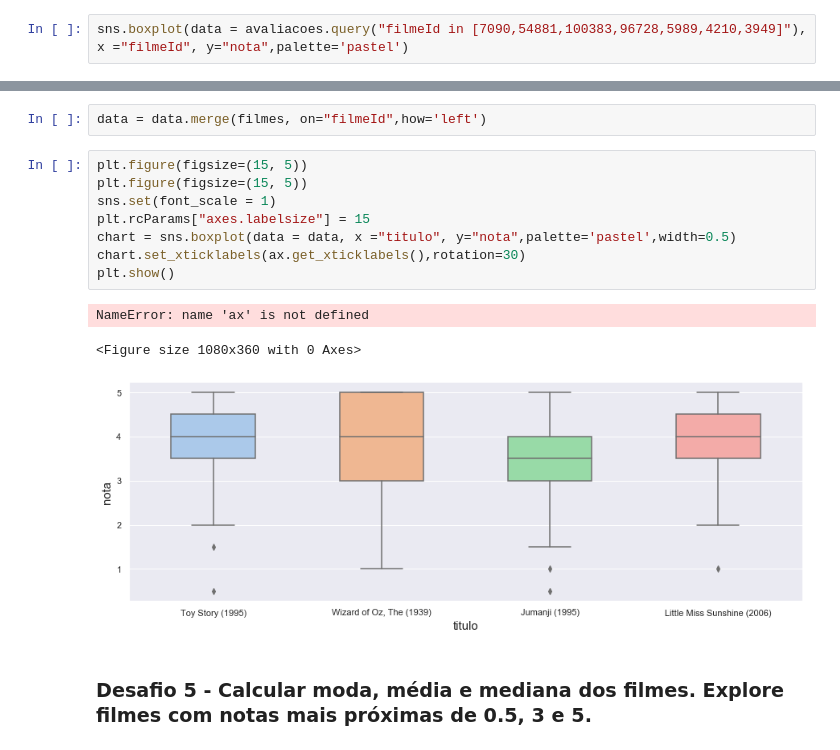
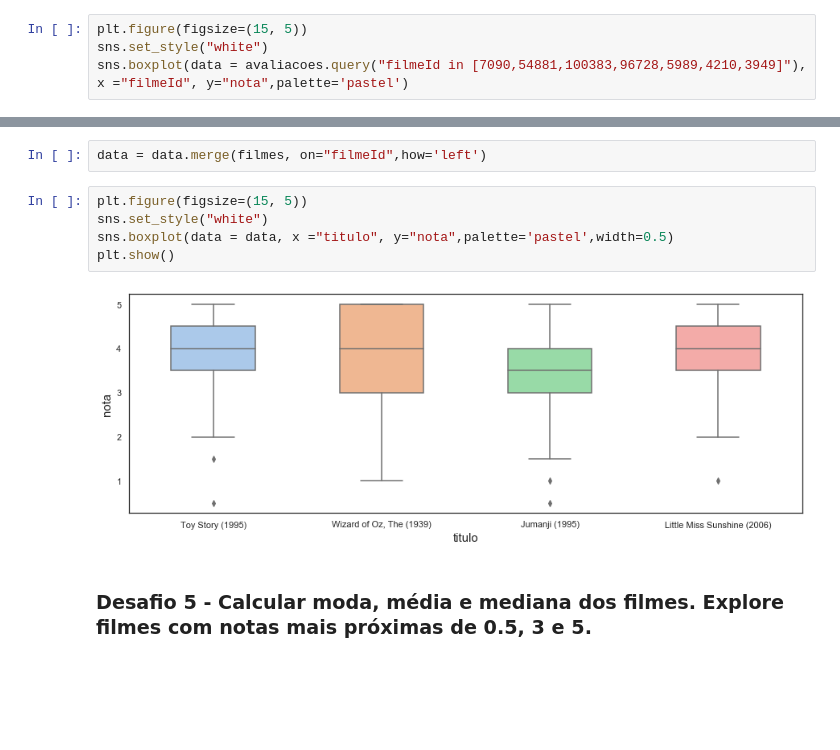
Before and after one commit to mtalaisys/quarentenadados, a Jupyter notebook: QuarentenaDados - Aula 1 e Aula 2.ipynb, the cells around one changed output, grey strips where cells are left out. Drawn from its saved outputs; the diff is of its cells as text; blank space fills up the shorter version.

```diff
--- a/QuarentenaDados - Aula 1 e Aula 2.ipynb
+++ b/QuarentenaDados - Aula 1 e Aula 2.ipynb
@@ -573,6 +606,8 @@ min       0.500000
 max       5.000000
 Name: nota, dtype: float64
 # %%
+plt.figure(figsize=(15, 5))
+sns.set_style("white")
 sns.boxplot(data = avaliacoes.query("filmeId in [7090,54881,100383,96728,5989,4210,3949]"), x ="filmeId", y="nota",palette='pastel')
 # %% [output]
 <matplotlib.axes._subplots.AxesSubplot at 0x...>
@@ -614,16 +648,11 @@ data = avaliacoes.query("filmeId in [1,2,919,46578]")
 data = data.merge(filmes, on="filmeId",how='left')
 # %%
 plt.figure(figsize=(15, 5))
-plt.figure(figsize=(15, 5))
-sns.set(font_scale = 1)
-plt.rcParams["axes.labelsize"] = 15
-chart = sns.boxplot(data = data, x ="titulo", y="nota",palette='pastel',width=0.5)
-chart.set_xticklabels(ax.get_xticklabels(),rotation=30)
+sns.set_style("white")
+sns.boxplot(data = data, x ="titulo", y="nota",palette='pastel',width=0.5)
 plt.show()
 # %% [output]
-NameError: name 'ax' is not defined
-<Figure size 1080x360 with 0 Axes>
-[figure, old version]
+[figure, new version]
 # %% [markdown]
 ### Desafio 5 - Calcular moda, média e mediana dos filmes. Explore filmes com notas mais próximas de 0.5, 3 e 5.
 # %%
```
Also changed, not shown: parts of 15 cells of this notebook, 3 other files.
